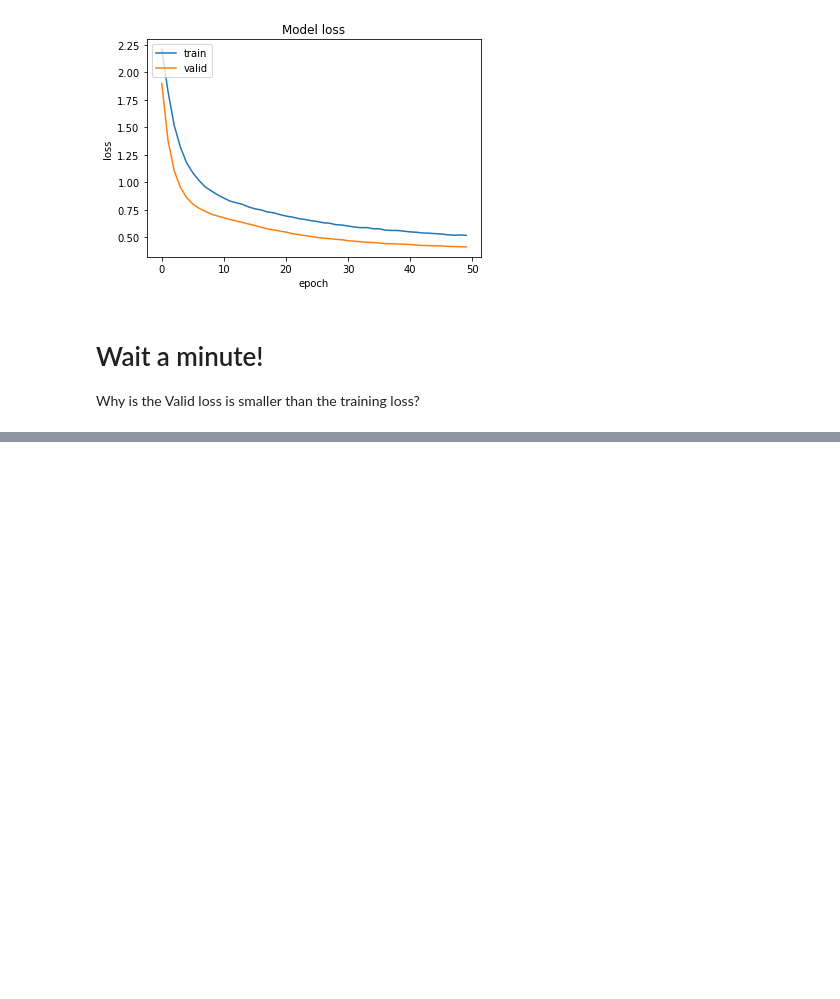
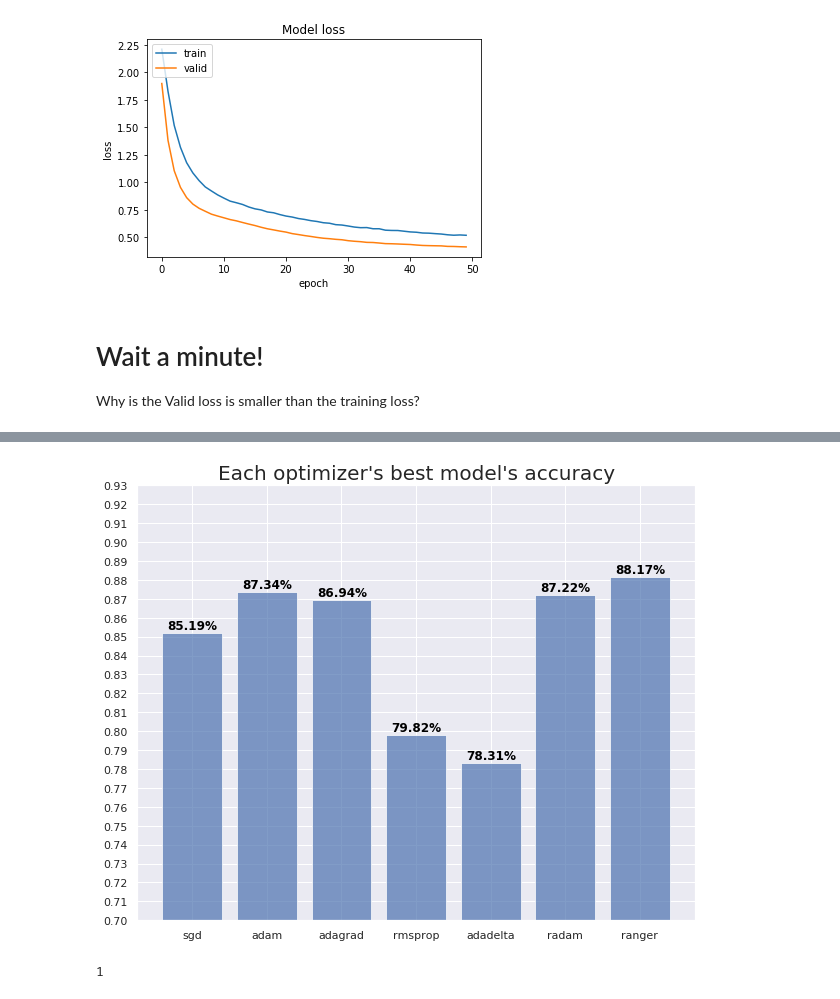
Before and after one commit to solalatus/BP_DL_meetup_GD, a Jupyter notebook: Fashion_MNIST_GD_Variants.ipynb, the cells around one changed output, grey strips where cells are left out. Cells and saved outputs as stored; diff of their text form; code cells hidden in the pictures; blank space fills up the shorter version.

```diff
--- a/Fashion_MNIST_GD_Variants.ipynb
+++ b/Fashion_MNIST_GD_Variants.ipynb
@@ -406,0 +410,24 @@ plt.show()
+# %%
+
+
+
+y_pos = np.arange(len(mean_values))
+performance = mean_values.max(axis=1)
+plt.figure(num=None, figsize=(10, 8))
+plt.title("Each optimizer's best model's accuracy", fontsize=20)
+plt.bar(y_pos, performance, align='center', alpha=0.7)
+plt.xticks(y_pos, legend_list)
+plt.ylim(0.7, .93)
+plt.yticks(np.arange(0.7, .93, step=0.01))
+ax = plt.gca()
+for i, v in enumerate(performance):
+  #print (v)
+  ax.text( i -0.33, v + 0.002, "{0:.2f}%".format(v*100), color='black', fontweight='bold')
+
+plt.show()
+# %% [output]
+[figure, added]
+# %%
+print(1)
+# %% [output]
+1
```
Also changed, not shown: parts of 1 cell of this notebook.
